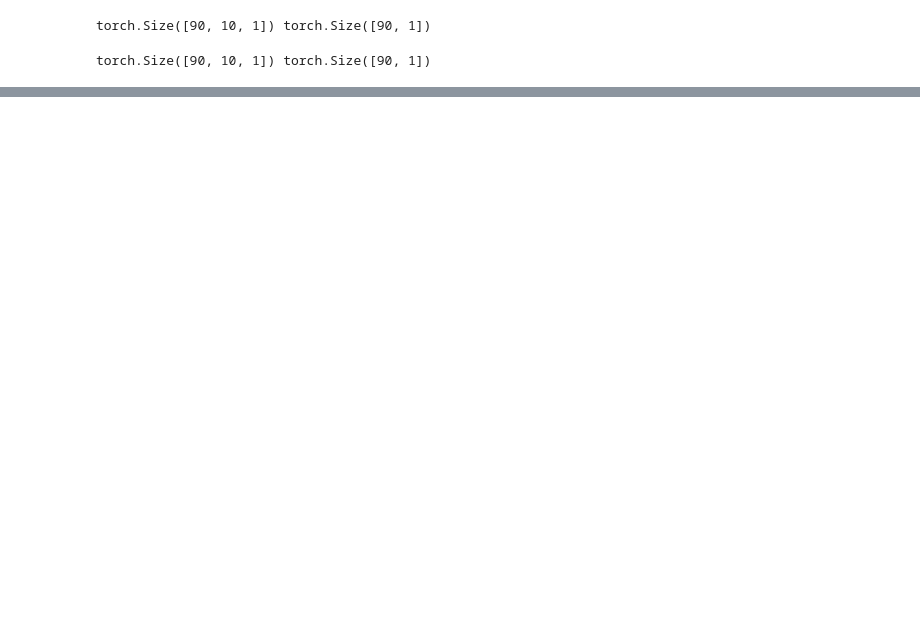
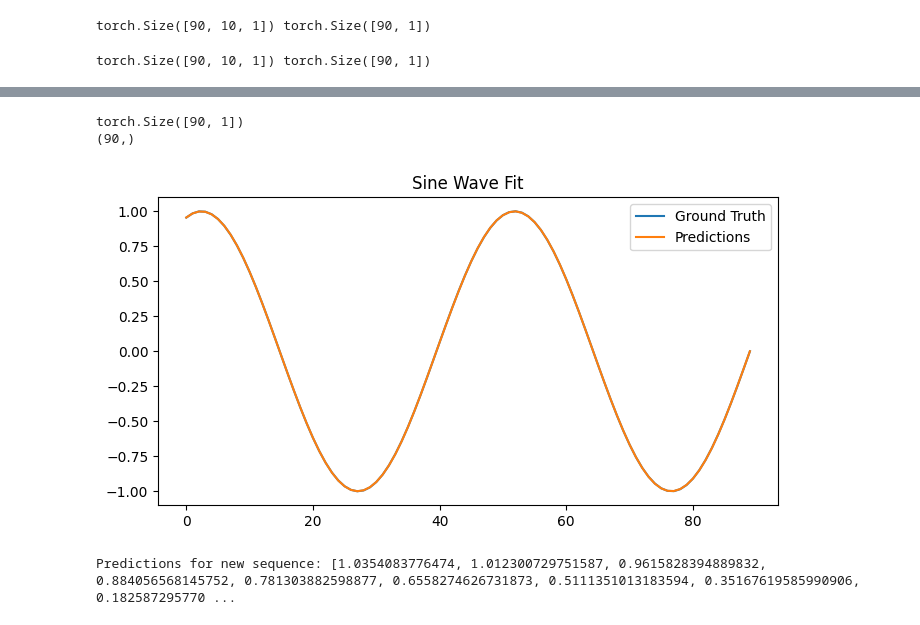
Before and after one commit to samhubs/MyLogs, a Jupyter notebook: docs/TorchLeet/m1.ipynb, the cells around one changed output, grey strips where cells are left out. Saved outputs shown, nothing was run; the diff lists cells and outputs as text; code cells hidden in the pictures; blank space fills up the shorter version.

```diff
--- a/docs/TorchLeet/m1.ipynb
+++ b/docs/TorchLeet/m1.ipynb
@@ -12,6 +12,5 @@ sequence_length = 10
 num_samples = 100
 
 # Create a sine wave dataset
-X = torch.linspace(0, 4 * 3.14159, steps=num_samples).unsqueeze(1) + torch.randn(num_samples, 1)
+X = torch.linspace(0, 4 * 3.14159, steps=num_samples).unsqueeze(1)
 y = torch.sin(X)
-print(X.shape, y.shape)
@@ -110,15 +107,20 @@ Loss: 0.45953768491744995
 # %%
 # Convert to numpy for plotting
 with torch.no_grad():
-    pred_for_vis, _ = model(X_seq)
+    pred_for_vis = model_inbuilt(X_seq)
 print(pred_for_vis.shape)
+
 pred_np = pred_for_vis.squeeze(-1).squeeze(-1).detach().cpu().numpy()
 print(pred_np.shape)
 y_np   = y_seq.squeeze(-1).squeeze(-1).detach().cpu().numpy()
 
 plt.figure(figsize=(8, 4))
 plt.plot(y_np, label='Ground Truth')
 plt.plot(pred_np, label='Predictions')
 plt.title("Sine Wave Fit")
 plt.legend()
 plt.show()
+# %% [output]
+torch.Size([90, 1])
+(90,)
+[figure, added]
@@ -127,0 +127,22 @@ plt.figure()
+# %%
+
+def create_in_out_sequences(data, seq_length):
+    in_seq = []
+    out_seq = []
+    for i in range(len(data) - seq_length):
+        in_seq.append(data[i:i + seq_length])
+        out_seq.append(data[i + seq_length])
+    return torch.stack(in_seq), torch.stack(out_seq)
+# Testing on new data
+test_steps = 20  # Ensure this is greater than sequence_length
+X_test = torch.linspace(4 * 3.14159, 5 * 3.14159, steps=test_steps).unsqueeze(1)
+y_test = torch.sin(X_test)
+
+# Create test input sequences
+X_test_seq, _ = create_in_out_sequences(y_test, sequence_length)
+
+with torch.no_grad():
+    predictions = model_inbuilt(X_test_seq)
+    print(f"Predictions for new sequence: {predictions.squeeze().tolist()}")
+# %% [output]
+Predictions for new sequence: [1.0354083776474, 1.012300729751587, 0.9615828394889832, 0.884056568145752, 0.781303882598877, 0.6558274626731873, 0.5111351013183594, 0.35167619585990906, 0.182587295770 ...
```
Also changed, not shown: parts of 4 cells of this notebook.
